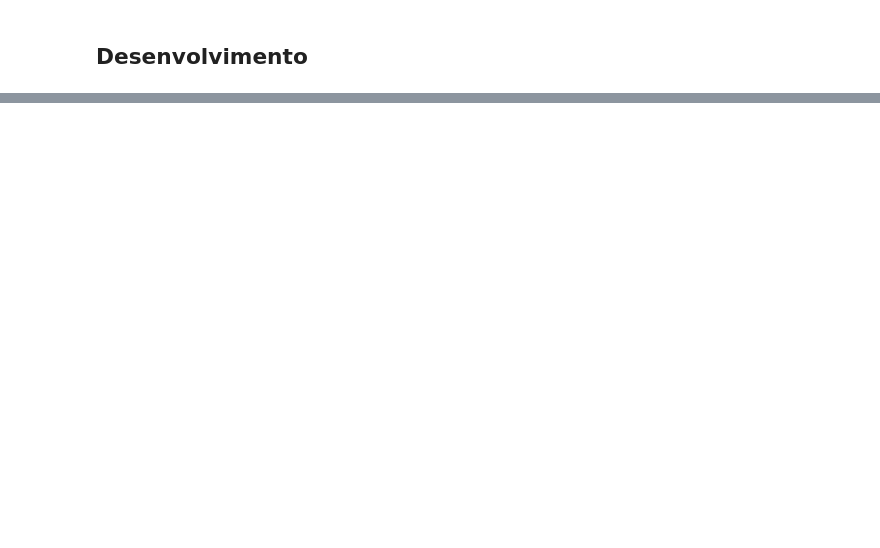
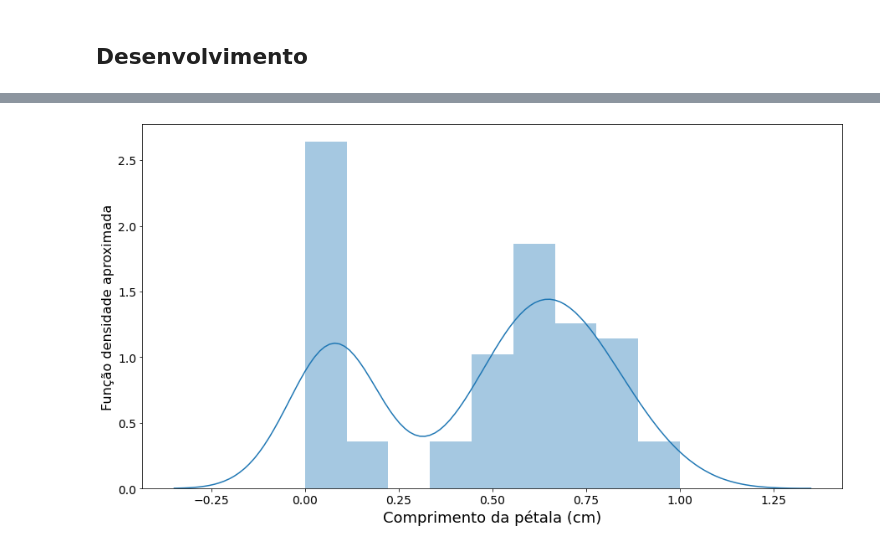
Before and after one commit to BrenoUSP/SME0828_DataScience, a Jupyter notebook: Projects/1 - Preparação dos dados/Projeto1_Preparacao_dos_dados.ipynb, the cells around one changed output, grey strips where cells are left out. Saved outputs shown, nothing was run; the diff lists cells and outputs as text; code cells hidden in the pictures; blank space fills up the shorter version.

```diff
--- a/Projects/1 - Preparação dos dados/Projeto1_Preparacao_dos_dados.ipynb
+++ b/Projects/1 - Preparação dos dados/Projeto1_Preparacao_dos_dados.ipynb
@@ -29,0 +168,10 @@ Matheus Victal Cerqueira, Nº USP: 10276661
+# %%
+plt.figure(figsize=(15, 8))
+x3 = sns.distplot(X_norm[:,2], bins = 'sturges')
+plt.xlabel('Comprimento da pétala (cm)', fontsize=18)
+plt.ylabel('Função densidade aproximada', fontsize=16)
+plt.xticks(fontsize=14)
+plt.yticks(fontsize=14)
+plt.show(True)
+# %% [output]
+[figure, added]
```
Also changed, not shown: parts of 83 cells of this notebook.
